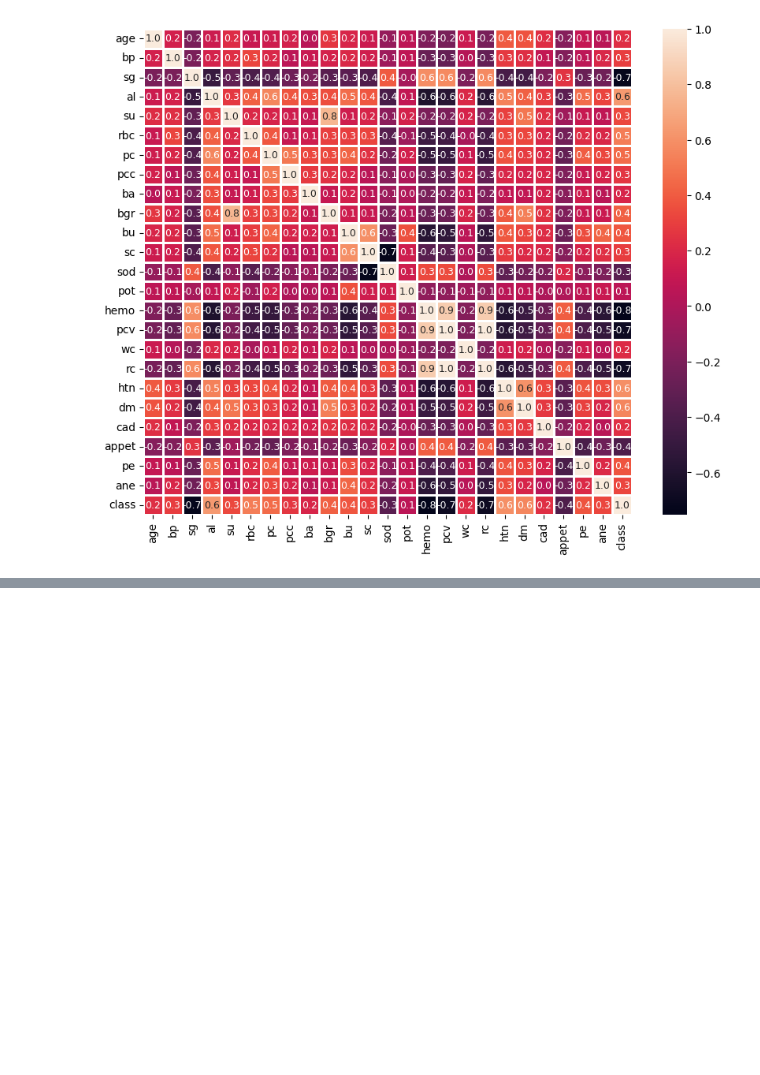
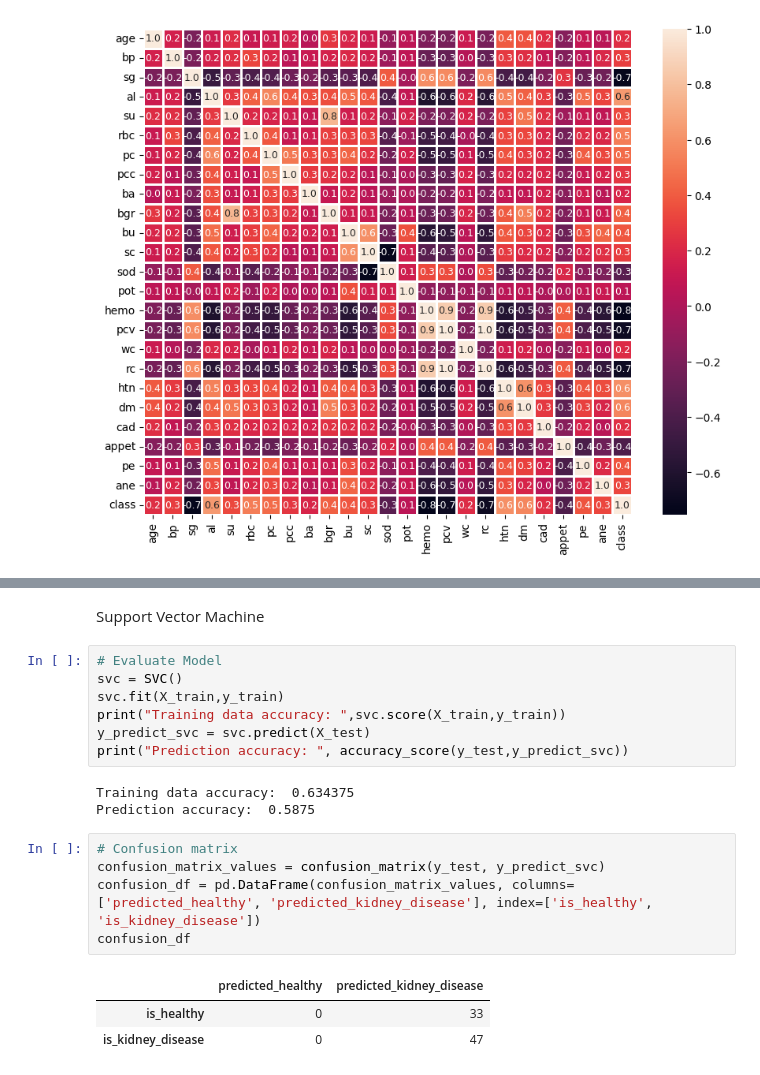
Before and after one commit to CDan07/IOD, a Jupyter notebook: Mini Projects/Mini Project 2.ipynb, the cells around one changed output, grey strips where cells are left out. Saved outputs shown, nothing was run; the diff lists cells and outputs as text; blank space fills up the shorter version.

```diff
--- a/Mini Projects/Mini Project 2.ipynb
+++ b/Mini Projects/Mini Project 2.ipynb
@@ -192,0 +242,21 @@ plt.show()
+# %% [markdown]
+Support Vector Machine
+# %%
+# Evaluate Model
+svc = SVC()
+svc.fit(X_train,y_train)
+print("Training data accuracy: ",svc.score(X_train,y_train))
+y_predict_svc = svc.predict(X_test)
+print("Prediction accuracy: ", accuracy_score(y_test,y_predict_svc))
+# %% [output]
+Training data accuracy:  0.634375
+Prediction accuracy:  0.5875
+# %%
+# Confusion matrix
+confusion_matrix_values = confusion_matrix(y_test, y_predict_svc)
+confusion_df = pd.DataFrame(confusion_matrix_values, columns=['predicted_healthy', 'predicted_kidney_disease'], index=['is_healthy', 'is_kidney_disease'])
+confusion_df
+# %% [output]
+|  | predicted_healthy | predicted_kidney_disease |
+| is_healthy | 0 | 33 |
+| is_kidney_disease | 0 | 47 |
```
Also changed, not shown: parts of 15 cells of this notebook.
